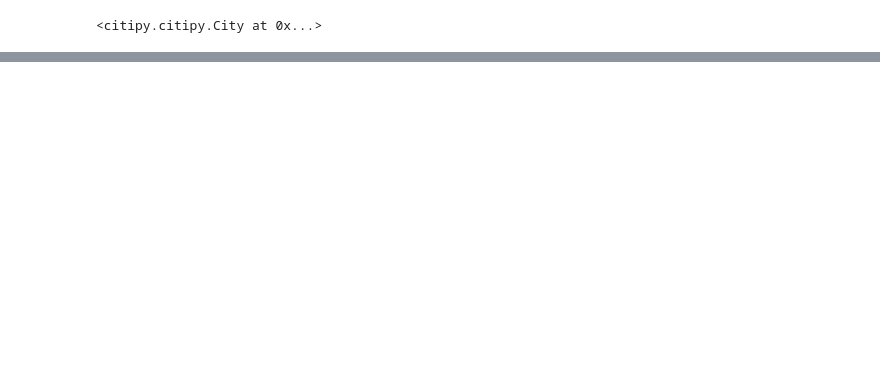
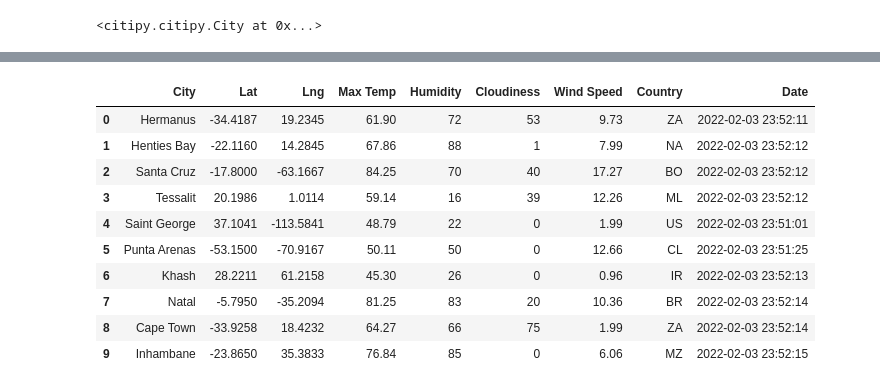
Before and after one commit to ntorenduwayo/World_Weather_Analysis, a Jupyter notebook: API_practice.ipynb, the cells around one changed output, grey strips where cells are left out. Drawn from its saved outputs; the diff is of its cells as text; code cells hidden in the pictures; blank space fills up the shorter version.

Commit message:
Adding WeatherPy' ' stop

```diff
--- a/API_practice.ipynb
+++ b/API_practice.ipynb
@@ -104,0 +315,7 @@ len(cities)
+# %%
+# Mining the JSON file to retrieve specific weather data for each city and add it to a DataFrame
+# 1. Let's look at Boston city first: correct the spelling for the city of Boston
+# Create an endpoint URL for a city.
+city_url = url + "&q=" + "Boston"
+city_weather = requests.get(city_url)
+city_weather.json()
@@ -104,0 +416,32 @@ len(cities)
+# %%
+# 1.2. Loop Through the List of Cities and Build the City URL
+# Loop through all the cities in our list.
+for i in range(len(cities)):
+
+    # Group cities in sets of 50 for logging purposes.
+    if (i % 50 == 0 and i >= 50):
+        set_count += 1
+        record_count = 1
+        time.sleep(60)
+
+    # Create endpoint URL with each city.
+    city_url = url + "&q=" + cities[i]
+# %%
+# Loop through all the cities in the list.But, instead of using two for loops,
+# we can use the enumerate() method as an alternative way to iterate through the list of cities and retrieve both the index,
+# and the city from the list.
+for i, city in enumerate(cities):
+
+    # Group cities in sets of 50 for logging purposes.
+    if (i % 50 == 0 and i >= 50):
+        set_count += 1
+        record_count = 1
+        time.sleep(60)
+
+    # Create endpoint URL with each city.
+    city_url = url + "&q=" + city.replace(" ","+")
+
+    # Log the URL, record, and set numbers and the city.
+    print(f"Processing Record {record_count} of Set {set_count} | {city}")
+    # Add 1 to the record count.
+    record_count += 1
@@ -104,0 +535,18 @@ len(cities)
+# %%
+# Create a DataFrame of City Weather Data
+# Convert the array of dictionaries to a Pandas DataFrame.
+import pandas as pd
+city_data_df = pd.DataFrame(city_data)
+city_data_df.head(10)
+# %% [output]
+|  | City | Lat | Lng | Max Temp | Humidity | Cloudiness | Wind Speed | Country | Date |
+| 0 | Hermanus | -34.4187 | 19.2345 | 61.90 | 72 | 53 | 9.73 | ZA | 2022-02-03 23:52:11 |
+| 1 | Henties Bay | -22.1160 | 14.2845 | 67.86 | 88 | 1 | 7.99 | NA | 2022-02-03 23:52:12 |
+| 2 | Santa Cruz | -17.8000 | -63.1667 | 84.25 | 70 | 40 | 17.27 | BO | 2022-02-03 23:52:12 |
+| 3 | Tessalit | 20.1986 | 1.0114 | 59.14 | 16 | 39 | 12.26 | ML | 2022-02-03 23:52:12 |
+| 4 | Saint George | 37.1041 | -113.5841 | 48.79 | 22 | 0 | 1.99 | US | 2022-02-03 23:51:01 |
+| 5 | Punta Arenas | -53.1500 | -70.9167 | 50.11 | 50 | 0 | 12.66 | CL | 2022-02-03 23:51:25 |
+| 6 | Khash | 28.2211 | 61.2158 | 45.30 | 26 | 0 | 0.96 | IR | 2022-02-03 23:52:13 |
+| 7 | Natal | -5.7950 | -35.2094 | 81.25 | 83 | 20 | 10.36 | BR | 2022-02-03 23:52:14 |
+| 8 | Cape Town | -33.9258 | 18.4232 | 64.27 | 66 | 75 | 1.99 | ZA | 2022-02-03 23:52:14 |
+| 9 | Inhambane | -23.8650 | 35.3833 | 76.84 | 85 | 0 | 6.06 | MZ | 2022-02-03 23:52:15 |
```
Also changed, not shown: parts of 46 cells of this notebook, 3 other files.
